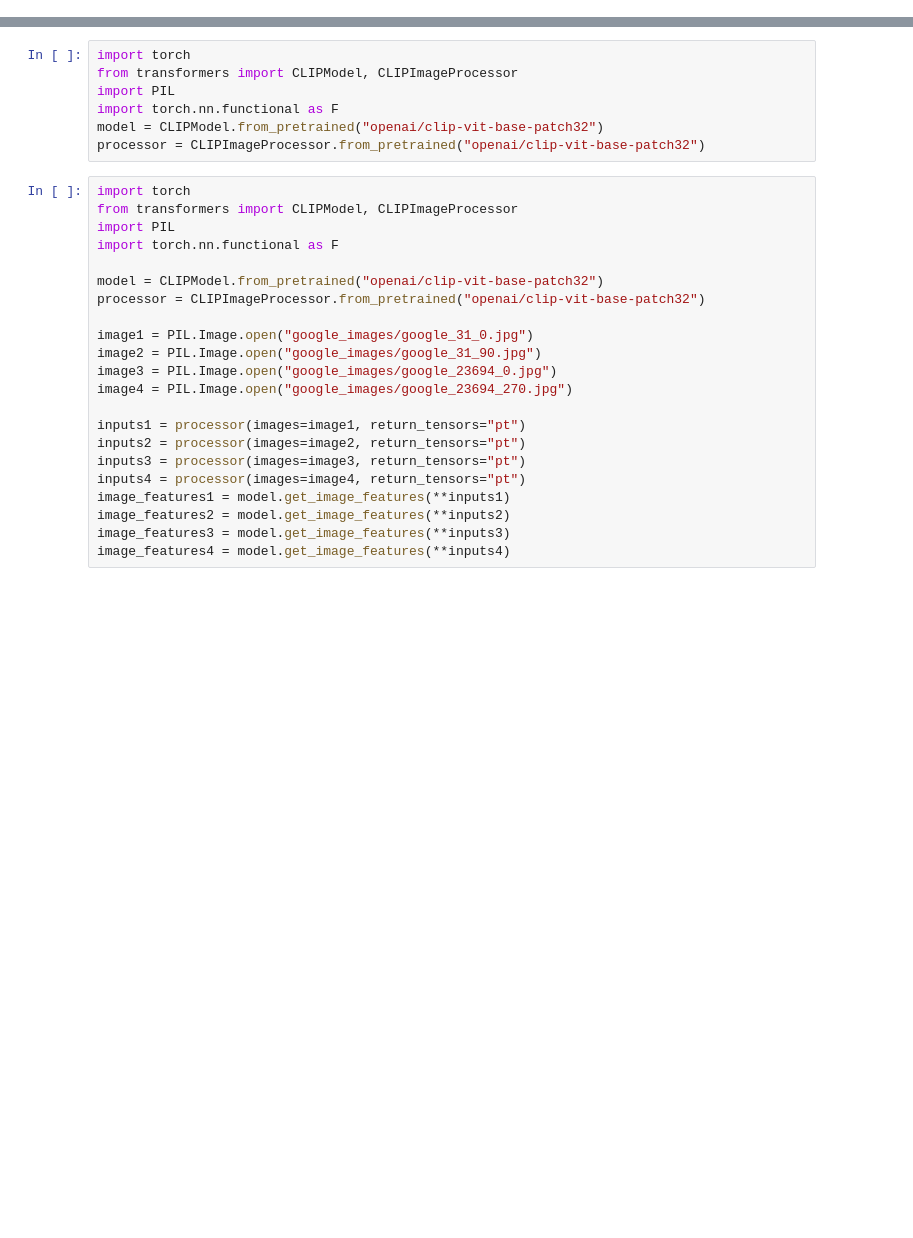
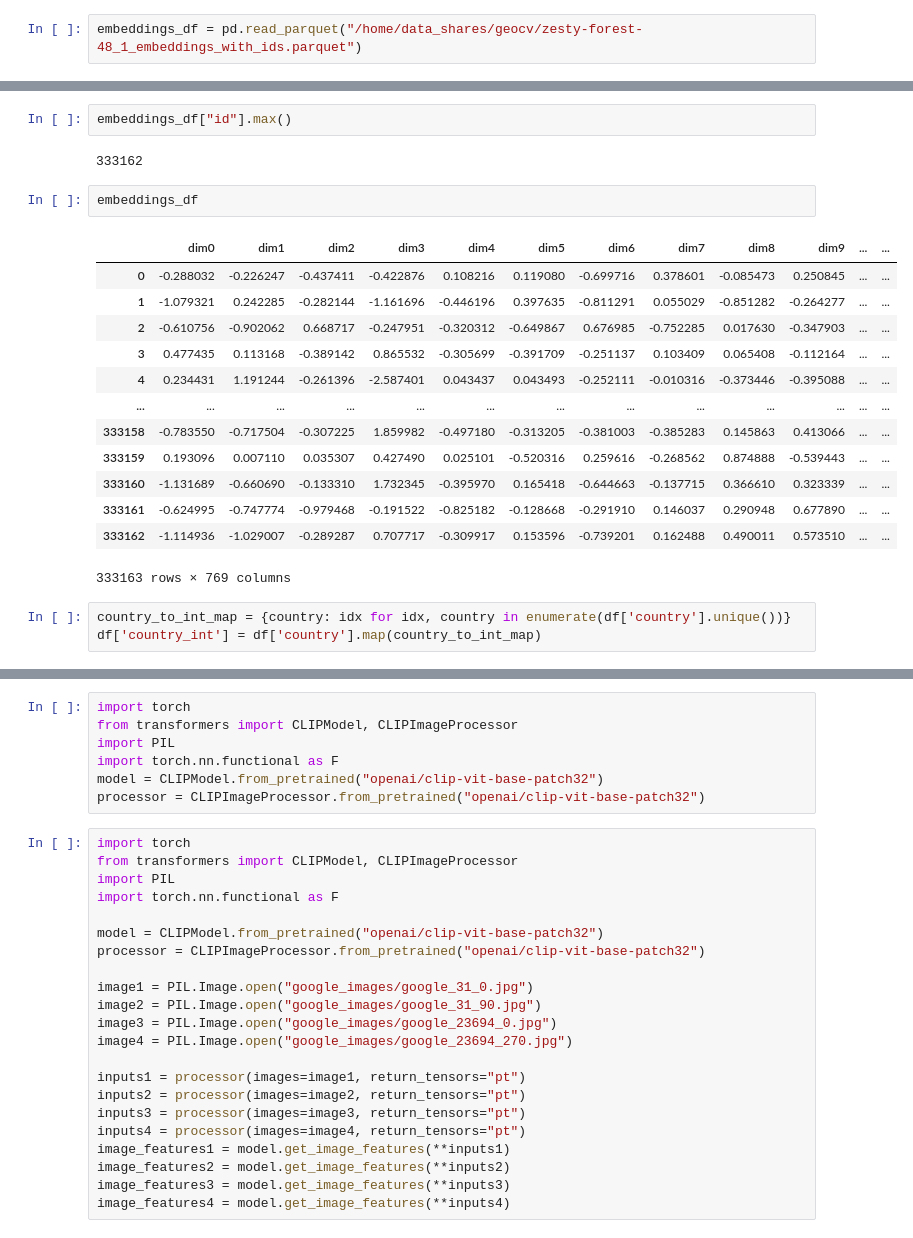
Before and after one commit to juthoma22/imbag, a Jupyter notebook: notebooks/playground.ipynb, the cells around one changed output, grey strips where cells are left out. Drawn from its saved outputs; the diff is of its cells as text; blank space fills up the shorter version.

```diff
--- a/notebooks/playground.ipynb
+++ b/notebooks/playground.ipynb
@@ -0,0 +74,2 @@
+# %%
+embeddings_df = pd.read_parquet("/home/data_shares/geocv/zesty-forest-48_1_embeddings_with_ids.parquet")
@@ -0,0 +92,23 @@
+# %%
+embeddings_df["id"].max()
+# %% [output]
+333162
+# %%
+embeddings_df
+# %% [output]
+|  | dim0 | dim1 | dim2 | dim3 | dim4 | dim5 | dim6 | dim7 | dim8 | dim9 | ... | ... |
+| 0 | -0.288032 | -0.226247 | -0.437411 | -0.422876 | 0.108216 | 0.119080 | -0.699716 | 0.378601 | -0.085473 | 0.250845 | ... | ... |
+| 1 | -1.079321 | 0.242285 | -0.282144 | -1.161696 | -0.446196 | 0.397635 | -0.811291 | 0.055029 | -0.851282 | -0.264277 | ... | ... |
+| 2 | -0.610756 | -0.902062 | 0.668717 | -0.247951 | -0.320312 | -0.649867 | 0.676985 | -0.752285 | 0.017630 | -0.347903 | ... | ... |
+| 3 | 0.477435 | 0.113168 | -0.389142 | 0.865532 | -0.305699 | -0.391709 | -0.251137 | 0.103409 | 0.065408 | -0.112164 | ... | ... |
+| 4 | 0.234431 | 1.191244 | -0.261396 | -2.587401 | 0.043437 | 0.043493 | -0.252111 | -0.010316 | -0.373446 | -0.395088 | ... | ... |
+| ... | ... | ... | ... | ... | ... | ... | ... | ... | ... | ... | ... | ... |
+| 333158 | -0.783550 | -0.717504 | -0.307225 | 1.859982 | -0.497180 | -0.313205 | -0.381003 | -0.385283 | 0.145863 | 0.413066 | ... | ... |
+| 333159 | 0.193096 | 0.007110 | 0.035307 | 0.427490 | 0.025101 | -0.520316 | 0.259616 | -0.268562 | 0.874888 | -0.539443 | ... | ... |
+| 333160 | -1.131689 | -0.660690 | -0.133310 | 1.732345 | -0.395970 | 0.165418 | -0.644663 | -0.137715 | 0.366610 | 0.323339 | ... | ... |
+| 333161 | -0.624995 | -0.747774 | -0.979468 | -0.191522 | -0.825182 | -0.128668 | -0.291910 | 0.146037 | 0.290948 | 0.677890 | ... | ... |
+| 333162 | -1.114936 | -1.029007 | -0.289287 | 0.707717 | -0.309917 | 0.153596 | -0.739201 | 0.162488 | 0.490011 | 0.573510 | ... | ... |
+333163 rows × 769 columns
+# %%
+country_to_int_map = {country: idx for idx, country in enumerate(df['country'].unique())}
+df['country_int'] = df['country'].map(country_to_int_map)
```
Also changed, not shown: parts of 33 cells of this notebook, 10 other files.
